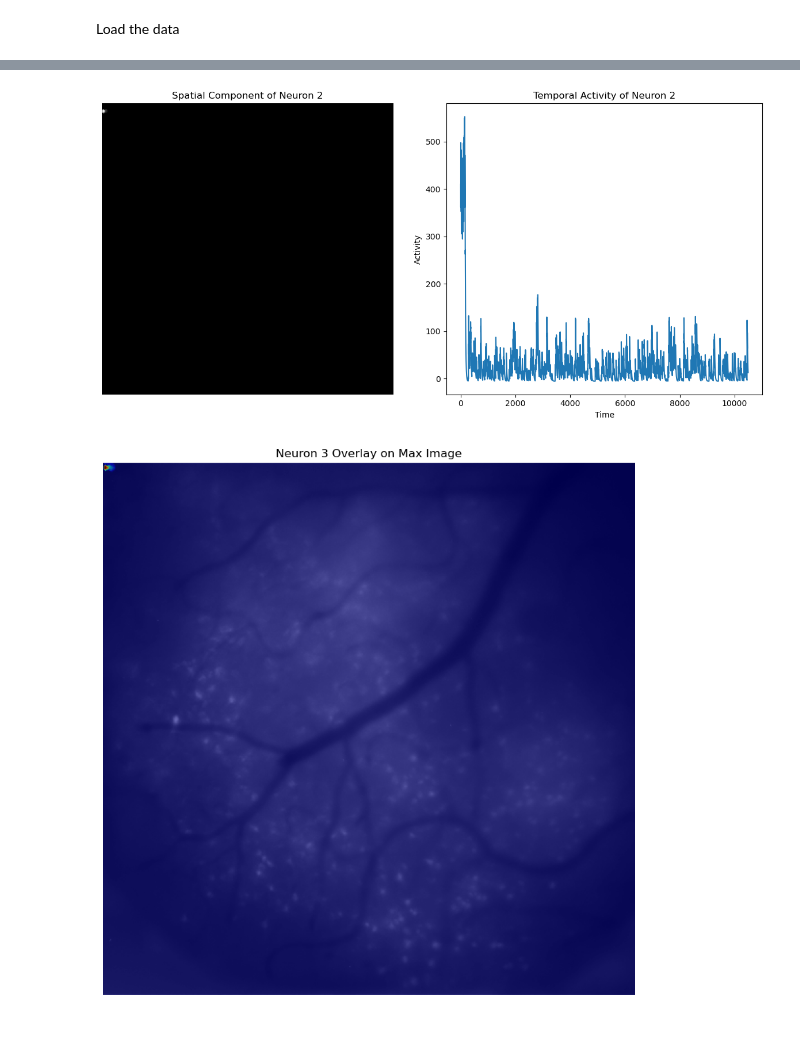
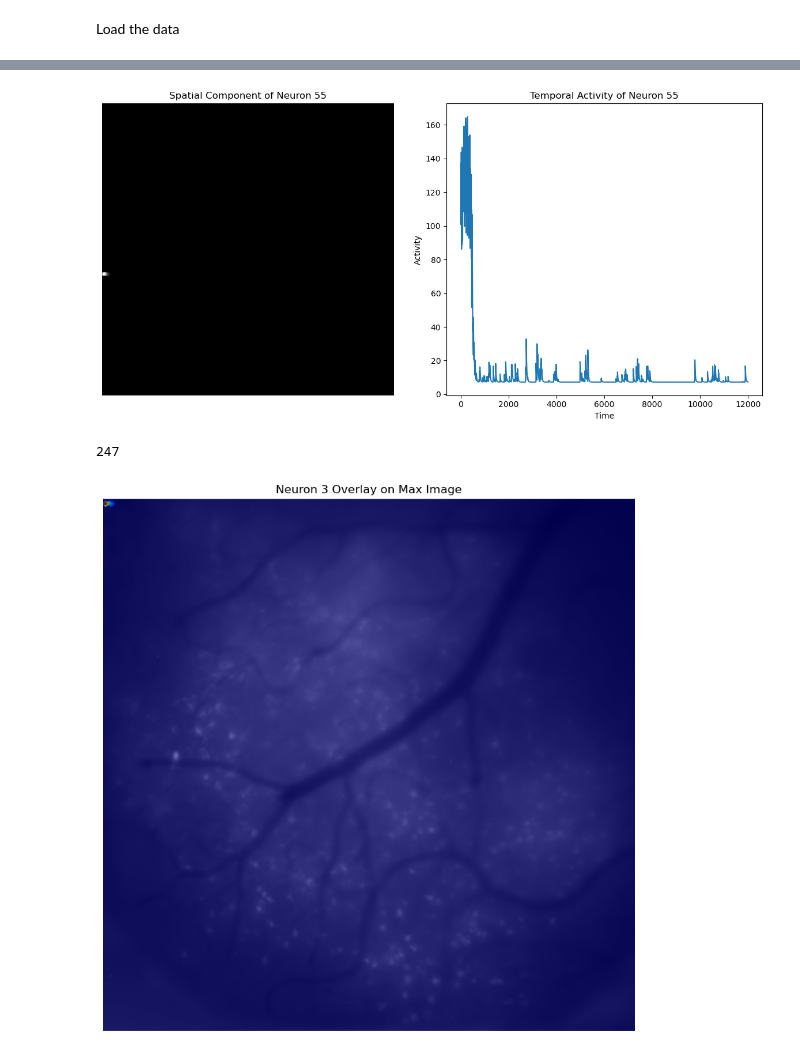
Before and after one commit to st-ts/Ca_pre, a Jupyter notebook: caiman/Traces_events.ipynb, the cells around one changed output, grey strips where cells are left out. Saved outputs shown, nothing was run; the diff lists cells and outputs as text; code cells hidden in the pictures.

```diff
--- a/caiman/Traces_events.ipynb
+++ b/caiman/Traces_events.ipynb
@@ -39,7 +39,7 @@ plt.show()
 # %%
 
-a_data = 'D:\CaIm\os70\A_data.json'
-c_data = 'D:\CaIm\os70\C_data.json'
+a_data = 'D:\CaIm\os80\A_data.json'
+c_data = 'D:\CaIm\os80\C_data.json'
 # %%
 # Load from JSON file
 
@@ -62,38 +62,43 @@ C_array = np.array(C_list)
 # Assuming A_array is the dense representation of cnm.estimates.A
 # and C_array is cnm.estimates.C
 # Also assuming you know the original dimensions of the image (d1, d2)
 d1 = 512
 d2 = 512
 
 
 # Component number (Python index starts at 0, so component 3 is index 2)
-component_num = 1
+component_num = 54
 
 # Extract spatial and temporal components
 spatial_component = A_array[:, component_num].reshape(d1, d2)
 temporal_component = C_array[component_num, :]
 
 # Create subplots
 fig, axs = plt.subplots(1, 2, figsize=(12, 6))
 
 # Plot spatial component
 axs[0].imshow(spatial_component, cmap='gray')
 axs[0].set_title(f'Spatial Component of Neuron {component_num + 1}')
 axs[0].axis('off')  # Turn off axis
 
 # Plot temporal component
 axs[1].plot(temporal_component)
 axs[1].set_title(f'Temporal Activity of Neuron {component_num + 1}')
 axs[1].set_xlabel('Time')
 axs[1].set_ylabel('Activity')
 
 plt.tight_layout()
 plt.show()
+good_neu = [ 44,  49,  54,  58,  76, 118, 119, 120, 121, 122, 123, 124, 125,
+       126, 127, 128, 129, 130, 131, 132, 133, 134, 135, 136, 137, 138,
+       139, 140, 141, 142, 143, 144, 145, 146, 147, 148, 149, 150, 151,
+       152, 153, 240, 243, 244, 245]
 # %% [output]
-[figure, old version]
+[figure, new version]
 # %%
-# Compute the mean image
-max_image = np.max(images, axis=0)
+len(C_array)
+# %% [output]
+247
 # %%
 # Component number (Python index starts at 0, so component 3 is index 2)
 component_num = 2
```
Also changed, not shown: parts of 2 cells of this notebook.
